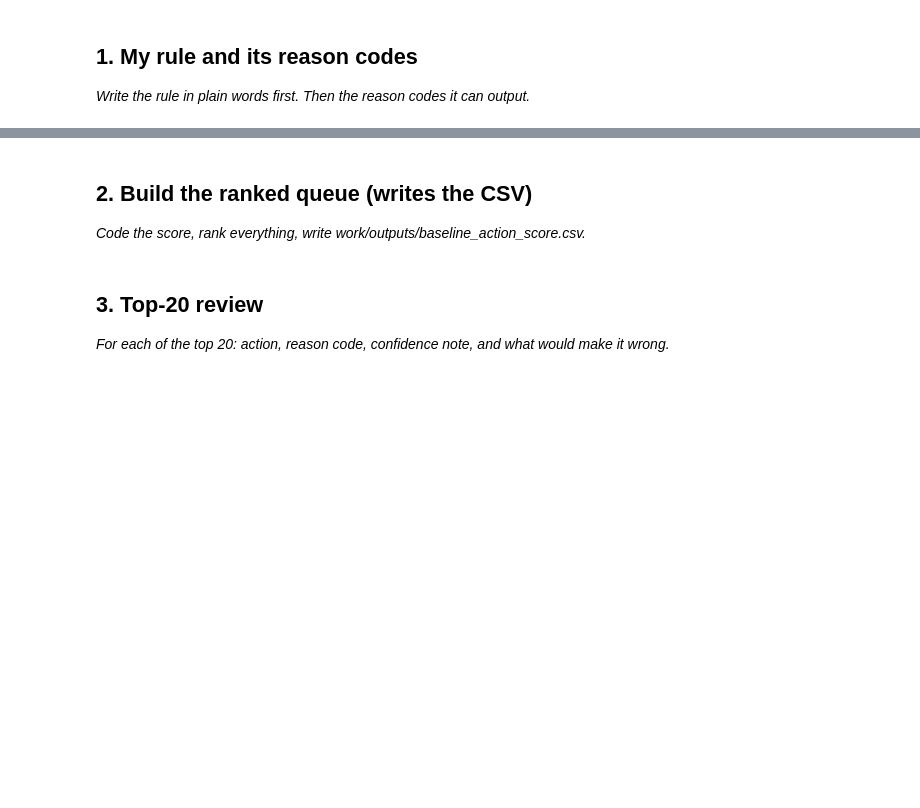
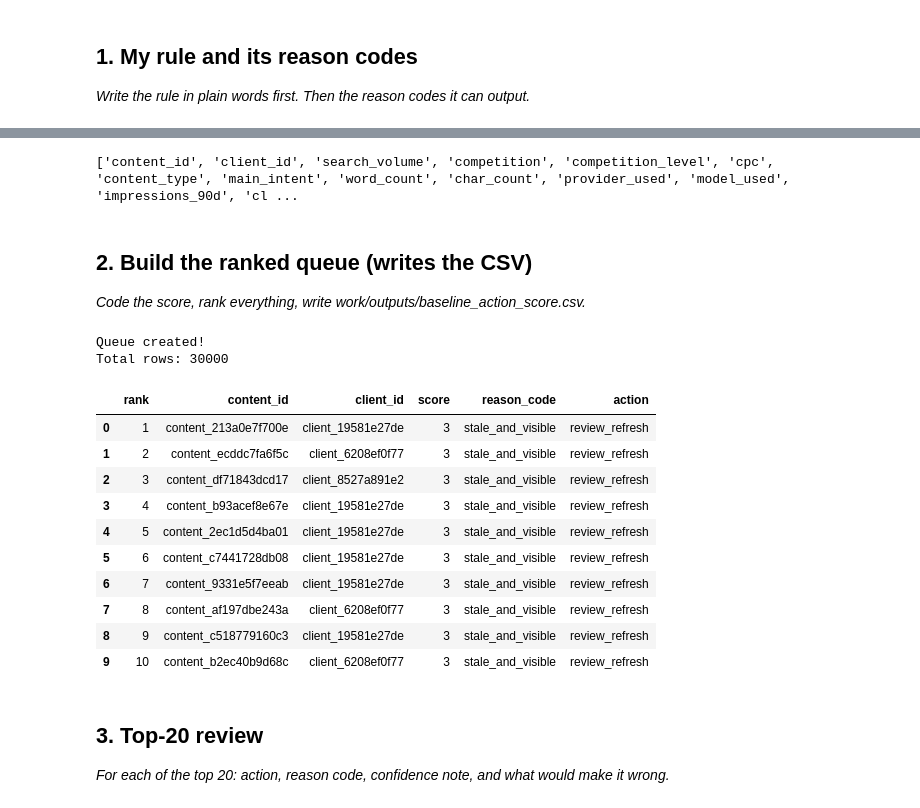
Before and after one commit to kubrafathima2005-kf/flyrank-ml-internship, a Jupyter notebook: work/notebooks/w04_baseline_score.ipynb, the cells around one changed output, grey strips where cells are left out. Cells and saved outputs as stored; diff of their text form; code cells hidden in the pictures; blank space fills up the shorter version.

```diff
--- a/work/notebooks/w04_baseline_score.ipynb
+++ b/work/notebooks/w04_baseline_score.ipynb
@@ -16,7 +69,69 @@ This skeleton is yours to fill. Work the sections **in order** — each one has
+# %%
+print(df.columns.tolist())
+# %% [output]
+['content_id', 'client_id', 'search_volume', 'competition', 'competition_level', 'cpc', 'content_type', 'main_intent', 'word_count', 'char_count', 'provider_used', 'model_used', 'impressions_90d', 'cl ...
 # %% [markdown]
 ## 2. Build the ranked queue (writes the CSV)
 
 *Code the score, rank everything, write work/outputs/baseline_action_score.csv.*
+# %%
+import os
+
+# Signals used by the rule
+stale = df["freshness_tier"] == "91-180"
+visible = df["impression_tier"].isin(["moderate", "good"])
+
+# Score
+df["score"] = stale.astype(int) * 2 + visible.astype(int)
+
+# One reason code per row
+df["reason_code"] = "neither"
+df.loc[visible, "reason_code"] = "visible_only"
+df.loc[stale, "reason_code"] = "stale_only"
+df.loc[stale & visible, "reason_code"] = "stale_and_visible"
+
+# Action
+df["action"] = "monitor"
+df.loc[df["score"] >= 2, "action"] = "review_refresh"
+
+# Rank
+df = df.sort_values(
+    ["score", "impressions_last_30d"],
+    ascending=[False, False]
+).reset_index(drop=True)
+
+df["rank"] = range(1, len(df) + 1)
+
+# Save CSV
+os.makedirs("work/outputs", exist_ok=True)
+
+output = df[
+    ["rank", "content_id", "client_id", "score",
+     "reason_code", "action"]
+]
+
+output.to_csv(
+    "work/outputs/baseline_action_score.csv",
+    index=False
+)
+
+print("Queue created!")
+print("Total rows:", len(output))
+display(output.head(10))
+# %% [output]
+Queue created!
+Total rows: 30000
+|  | rank | content_id | client_id | score | reason_code | action |
+| 0 | 1 | content_213a0e7f700e | client_19581e27de | 3 | stale_and_visible | review_refresh |
+| 1 | 2 | content_ecddc7fa6f5c | client_6208ef0f77 | 3 | stale_and_visible | review_refresh |
+| 2 | 3 | content_df71843dcd17 | client_8527a891e2 | 3 | stale_and_visible | review_refresh |
+| 3 | 4 | content_b93acef8e67e | client_19581e27de | 3 | stale_and_visible | review_refresh |
+| 4 | 5 | content_2ec1d5d4ba01 | client_19581e27de | 3 | stale_and_visible | review_refresh |
+| 5 | 6 | content_c7441728db08 | client_19581e27de | 3 | stale_and_visible | review_refresh |
+| 6 | 7 | content_9331e5f7eeab | client_19581e27de | 3 | stale_and_visible | review_refresh |
+| 7 | 8 | content_af197dbe243a | client_6208ef0f77 | 3 | stale_and_visible | review_refresh |
+| 8 | 9 | content_c518779160c3 | client_19581e27de | 3 | stale_and_visible | review_refresh |
+| 9 | 10 | content_b2ec40b9d68c | client_6208ef0f77 | 3 | stale_and_visible | review_refresh |
 # %%
 # This cell is for CODE (numbers, a query, a check).
 # Write your text answer in the cell ABOVE this one — typing sentences here breaks Run All.
```
Also changed, not shown: parts of 5 cells of this notebook.
